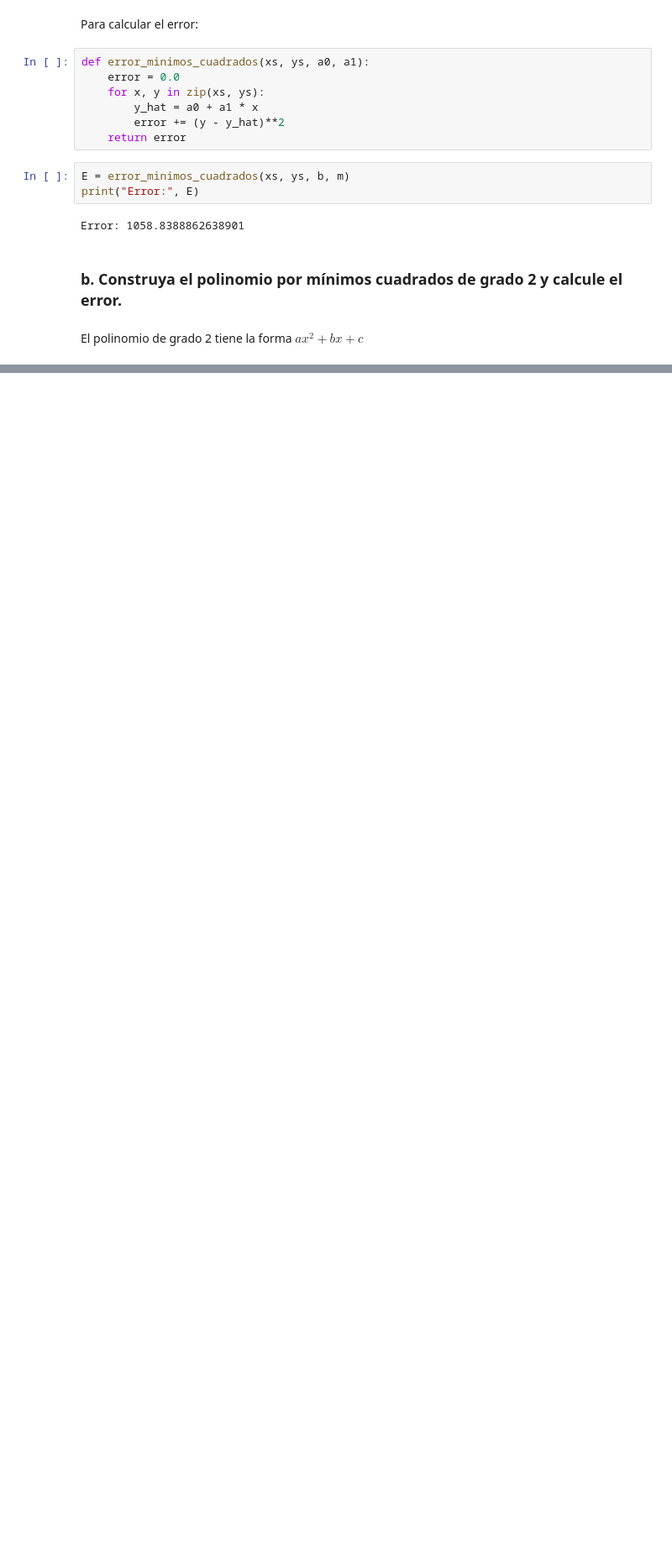
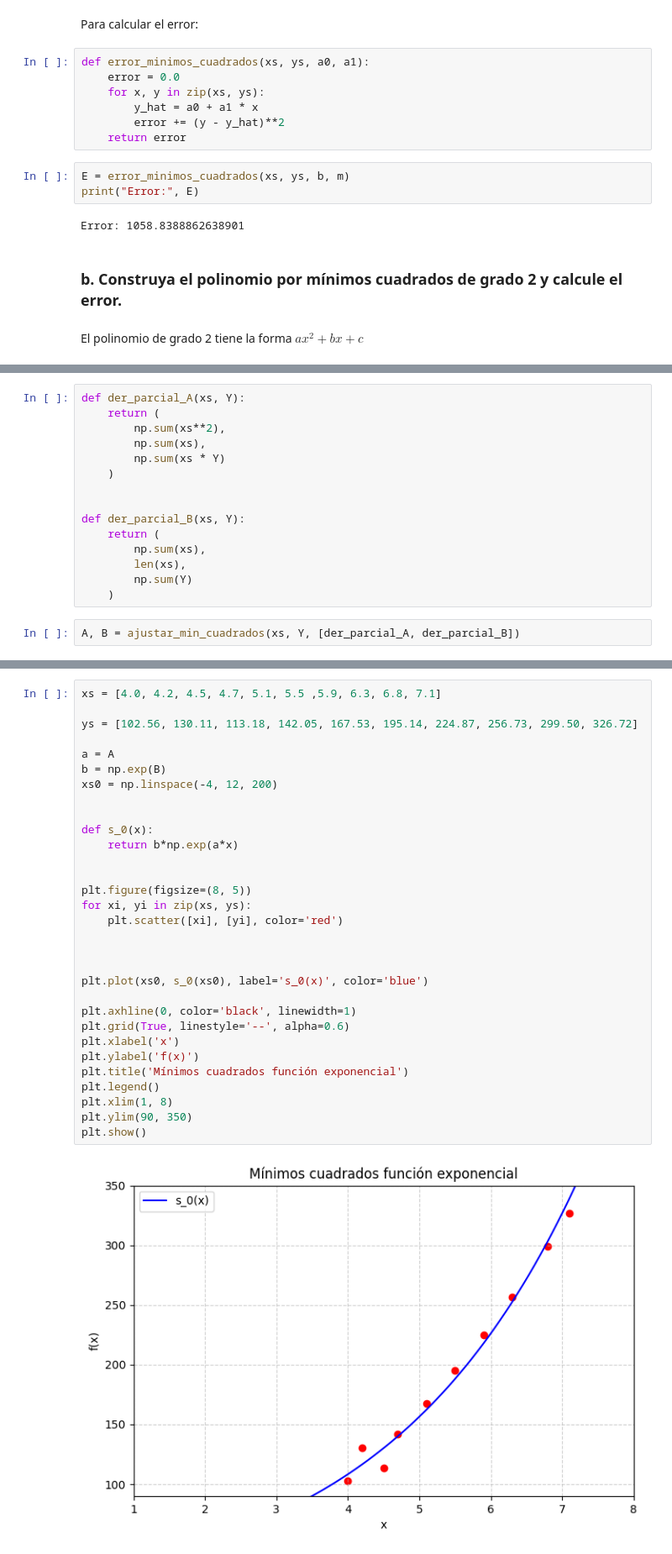
Before and after one commit to Dalzsfn/TareasMetodosNumericos, a Jupyter notebook: Tarea08/Tarea08.ipynb, the cells around one changed output, grey strips where cells are left out. Shown at 84% size. Saved outputs shown, nothing was run; the diff lists cells and outputs as text; blank space fills up the shorter version.

```diff
--- a/Tarea08/Tarea08.ipynb
+++ b/Tarea08/Tarea08.ipynb
@@ -143,0 +303,17 @@ El polinomio de grado 2 tiene la forma $ax^2 + bx + c$
+# %%
+def der_parcial_A(xs, Y):
+    return (
+        np.sum(xs**2),
+        np.sum(xs),
+        np.sum(xs * Y)
+    )
+
+
+def der_parcial_B(xs, Y):
+    return (
+        np.sum(xs),
+        len(xs),
+        np.sum(Y)
+    )
+# %%
+A, B = ajustar_min_cuadrados(xs, Y, [der_parcial_A, der_parcial_B])
@@ -143,0 +322,33 @@ El polinomio de grado 2 tiene la forma $ax^2 + bx + c$
+# %%
+xs = [4.0, 4.2, 4.5, 4.7, 5.1, 5.5 ,5.9, 6.3, 6.8, 7.1]
+
+ys = [102.56, 130.11, 113.18, 142.05, 167.53, 195.14, 224.87, 256.73, 299.50, 326.72]
+
+a = A
+b = np.exp(B)
+xs0 = np.linspace(-4, 12, 200)
+
+
+def s_0(x):
+    return b*np.exp(a*x)
+
+
+plt.figure(figsize=(8, 5))
+for xi, yi in zip(xs, ys):
+    plt.scatter([xi], [yi], color='red')
+
+
+
+plt.plot(xs0, s_0(xs0), label='s_0(x)', color='blue')
+
+plt.axhline(0, color='black', linewidth=1)
+plt.grid(True, linestyle='--', alpha=0.6)
+plt.xlabel('x')
+plt.ylabel('f(x)')
+plt.title('Mínimos cuadrados función exponencial')
+plt.legend()
+plt.xlim(1, 8)
+plt.ylim(90, 350)
+plt.show()
+# %% [output]
+[figure, added]
```
Also changed, not shown: parts of 70 cells of this notebook.
